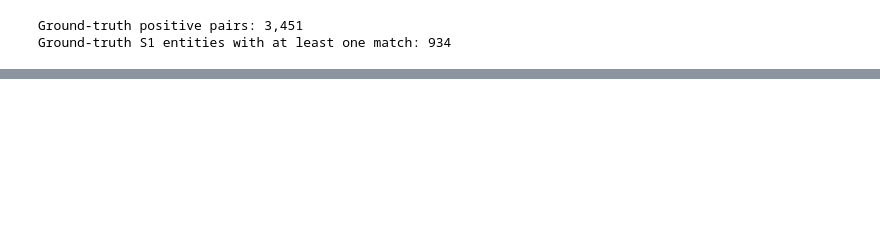
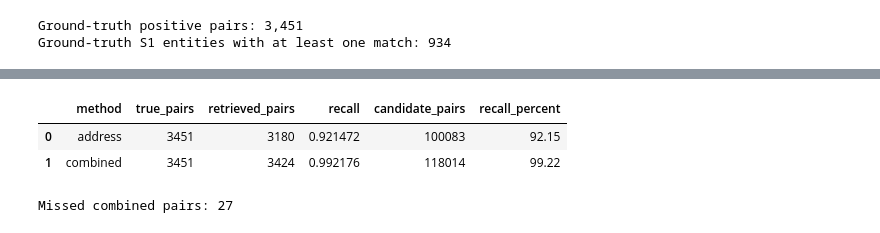
Before and after one commit to redwolf261/Kairos, a Jupyter notebook: src/blocking.ipynb, the cells around one changed output, grey strips where cells are left out. Cells and saved outputs as stored; diff of their text form; code cells hidden in the pictures; blank space fills up the shorter version.

Commit message:
Used more approaches and improved recall rate

```diff
--- a/src/blocking.ipynb
+++ b/src/blocking.ipynb
@@ -62,7 +58,7 @@ WEAK_ADDRESS_TOKENS = {
     "us",
 }
 
-MIN_TOKEN_LENGTH = 2
+MIN_TOKEN_LENGTH = 3
 
 print("Configuration loaded.")
 print(f"Address overlap threshold: {ADDRESS_OVERLAP_THRESHOLD}")
@@ -737,0 +1043,72 @@ Country: US
+# %%
+def evaluate_blocker(candidate_df, method_name):
+    pairs = candidate_df[
+        ["s1_entity_id", "candidate_entity_id"]
+    ].drop_duplicates()
+
+    result = gt_pairs.merge(
+        pairs,
+        left_on=["s1_entity_id", "true_entity_id"],
+        right_on=["s1_entity_id", "candidate_entity_id"],
+        how="left",
+        indicator=True
+    )
+
+    retrieved = (result["_merge"] == "both").sum()
+    total = len(gt_pairs)
+
+    return {
+        "method": method_name,
+        "true_pairs": total,
+        "retrieved_pairs": int(retrieved),
+        "recall": retrieved / total if total else 0,
+        "candidate_pairs": len(pairs)
+    }
+
+
+comparison = [
+    evaluate_blocker(address_candidates, "address"),
+    evaluate_blocker(multi_method_candidates, "combined")
+]
+
+blocking_comparison = pd.DataFrame(comparison)
+blocking_comparison["recall_percent"] = (
+    blocking_comparison["recall"] * 100
+).round(2)
+
+blocking_comparison
+# %% [output]
+|  | method | true_pairs | retrieved_pairs | recall | candidate_pairs | recall_percent |
+| 0 | address | 3451 | 3180 | 0.921472 | 100083 | 92.15 |
+| 1 | combined | 3451 | 3424 | 0.992176 | 118014 | 99.22 |
+# %%
+combined_pairs = multi_method_candidates[
+    ["s1_entity_id", "candidate_entity_id"]
+].drop_duplicates()
+
+combined_evaluation = gt_pairs.merge(
+    combined_pairs,
+    left_on=["s1_entity_id", "true_entity_id"],
+    right_on=["s1_entity_id", "candidate_entity_id"],
+    how="left",
+    indicator=True
+)
+
+missed_multi_method = combined_evaluation[
+    combined_evaluation["_merge"] != "both"
+][
+    ["s1_entity_id", "true_entity_id"]
+]
+
+print(
+    f"Missed combined pairs: "
+    f"{len(missed_multi_method):,}"
+)
+
+missed_multi_method.to_csv(
+    OUTPUT_DIR / "missed_multi_method_pairs.tsv",
+    sep="\t",
+    index=False
+)
+# %% [output]
+Missed combined pairs: 27
```
Also changed, not shown: parts of 15 cells of this notebook, 2 other files.
